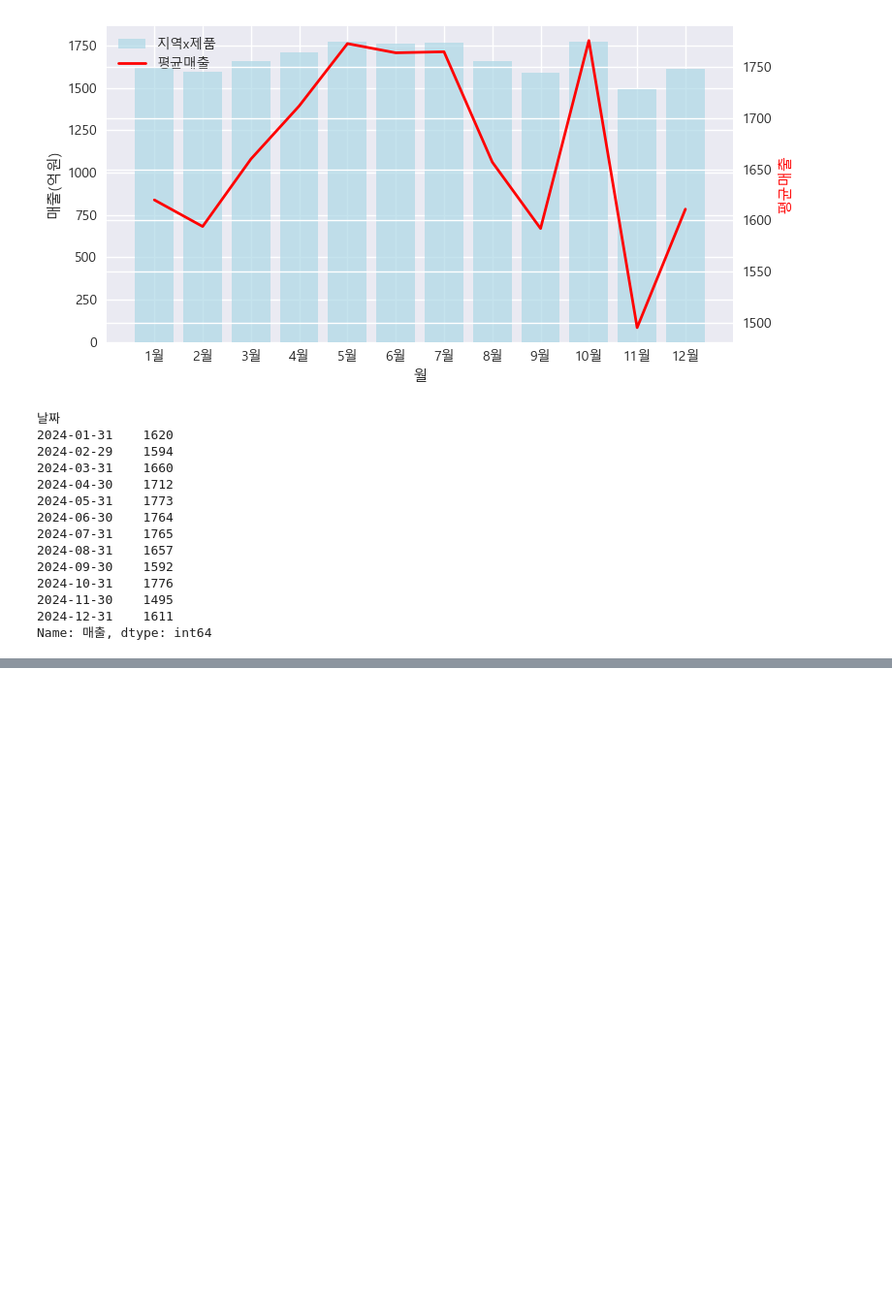
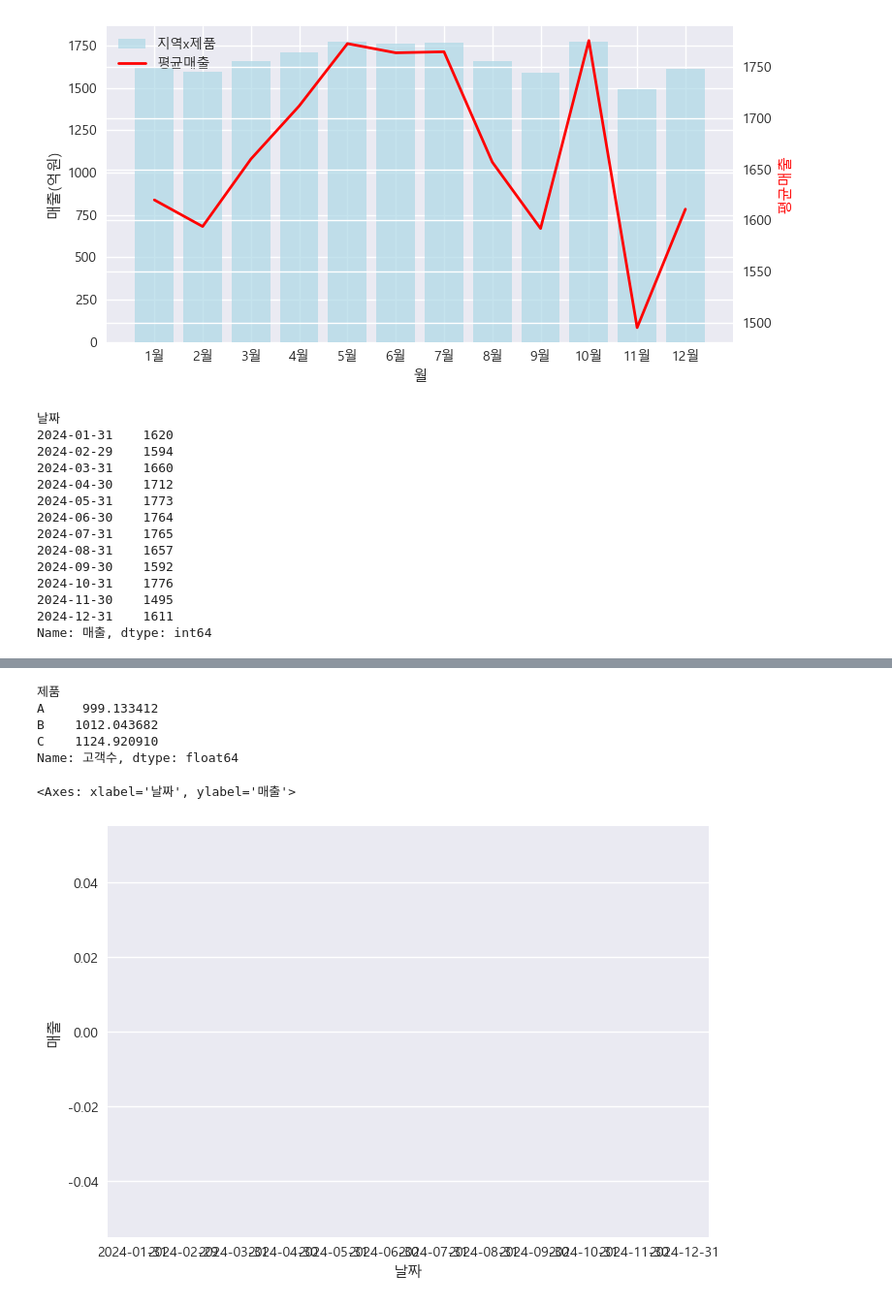
Before and after one commit to ShinJooHyeop/fintech3, a Jupyter notebook: 06machin_learning/numpy연습문제3.ipynb, the cells around one changed output, grey strips where cells are left out. Shown at 97% size. Drawn from its saved outputs; the diff is of its cells as text; code cells hidden in the pictures; blank space fills up the shorter version.

```diff
--- a/06machin_learning/numpy연습문제3.ipynb
+++ b/06machin_learning/numpy연습문제3.ipynb
@@ -176,0 +187,18 @@ Name: 매출, dtype: int64
+# %%
+pro_mean
+# %% [output]
+제품
+A     999.133412
+B    1012.043682
+C    1124.920910
+Name: 고객수, dtype: float64
+# %%
+#문제12 이상치 강조
+month = df2['날짜'].drop_duplicates()
+all_money = df2.groupby('날짜')['매출'].mean()
+
+plt.figure()
+sns.boxenplot(data = df2, x=month, y=all_money)
+# %% [output]
+<Axes: xlabel='날짜', ylabel='매출'>
+[figure, added]
```
Also changed, not shown: parts of 4 cells of this notebook, 4 other files.
